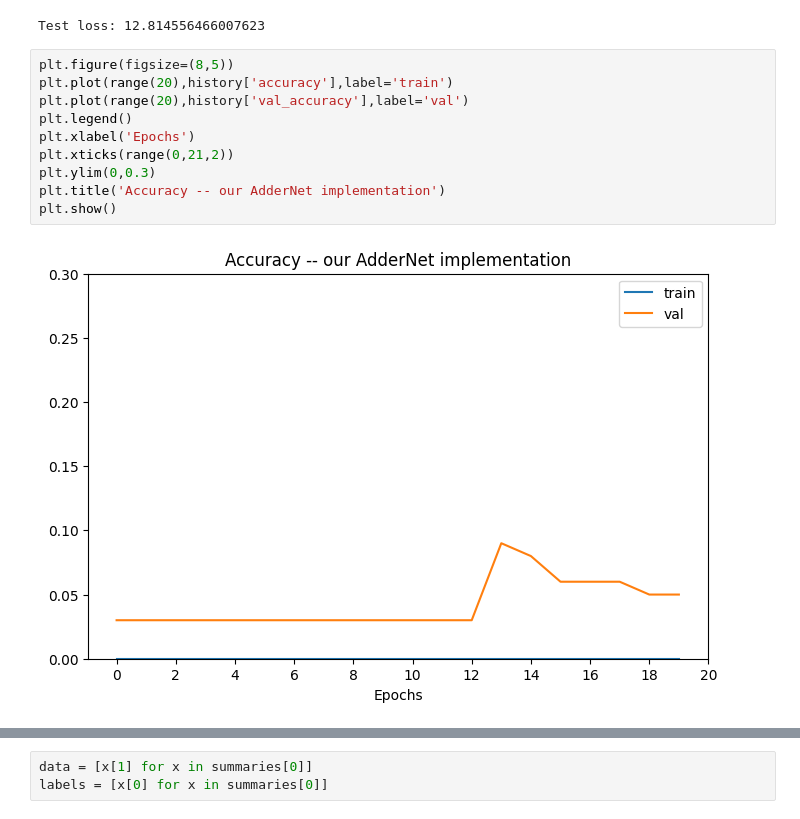
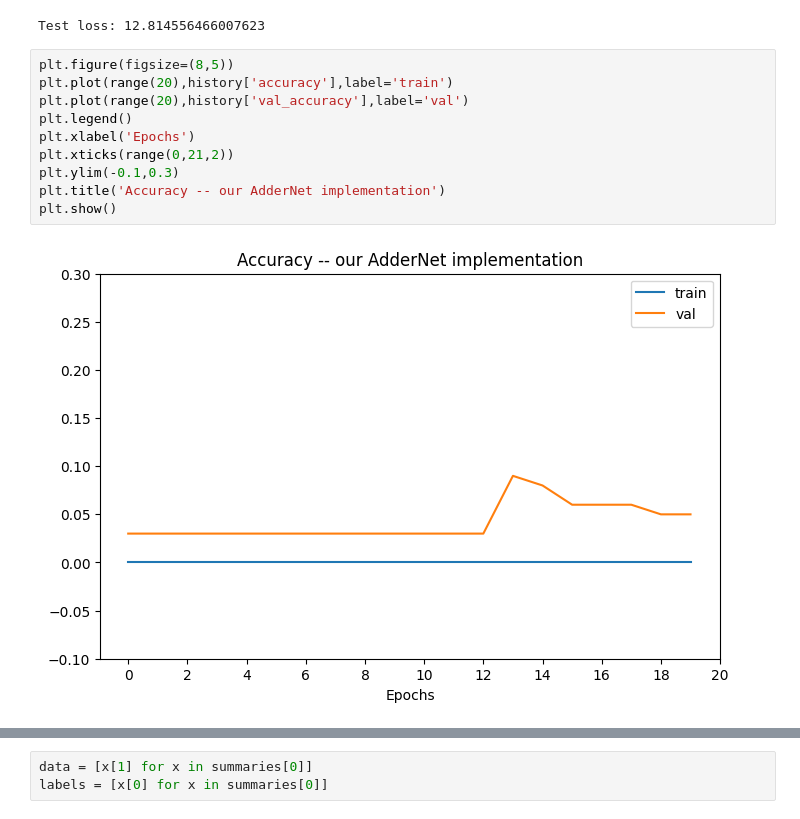
Before and after one commit to jdowner212/cs577_addernet, a Jupyter notebook: AdderNet_functions.ipynb, the cells around one changed output, grey strips where cells are left out. Cells and saved outputs as stored; diff of their text form.

```diff
--- a/AdderNet_functions.ipynb
+++ b/AdderNet_functions.ipynb
@@ -62,15 +62,15 @@ Test loss: 12.814556466007623
 # %%
 plt.figure(figsize=(8,5))
 plt.plot(range(20),history['accuracy'],label='train')
 plt.plot(range(20),history['val_accuracy'],label='val')
 plt.legend()
 plt.xlabel('Epochs')
 plt.xticks(range(0,21,2))
-plt.ylim(0,0.3)
+plt.ylim(-0.1,0.3)
 plt.title('Accuracy -- our AdderNet implementation')
 plt.show()
 # %% [output]
-[figure, old version]
+[figure, new version]
 # %%
 plt.figure(figsize=(8,5))
 plt.plot(range(20),history['loss'],label='train')
```
Also changed, not shown: parts of 2 cells of this notebook.
